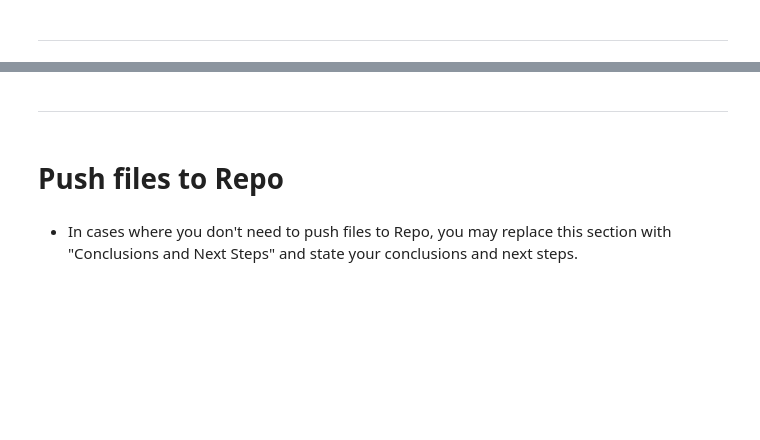
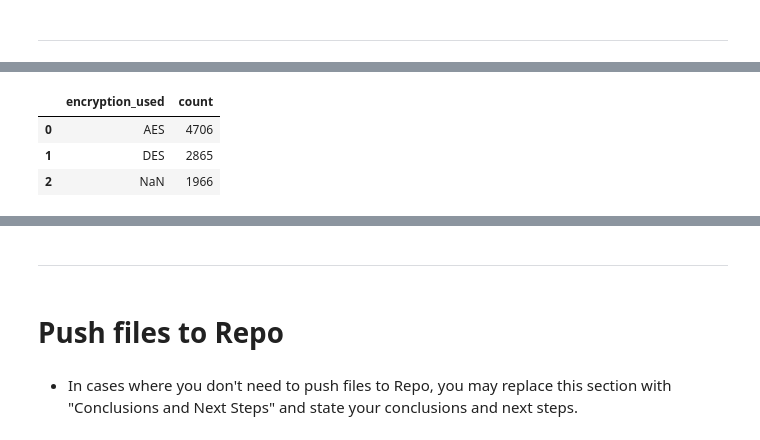
Before and after one commit to maleeper/Cyber, a Jupyter notebook: jupyter_notebooks/01_LD.ipynb, the cells around one changed output, grey strips where cells are left out. Drawn from its saved outputs; the diff is of its cells as text; code cells hidden in the pictures; blank space fills up the shorter version.

```diff
--- a/jupyter_notebooks/01_LD.ipynb
+++ b/jupyter_notebooks/01_LD.ipynb
@@ -60,0 +137,8 @@ NOTE
+# %%
+e_used_unique_counts = df['encryption_used'].value_counts(dropna=False).reset_index()
+e_used_unique_counts
+# %% [output]
+|  | encryption_used | count |
+| 0 | AES | 4706 |
+| 1 | DES | 2865 |
+| 2 | NaN | 1966 |
```
Also changed, not shown: parts of 33 cells of this notebook, 1 other file.
